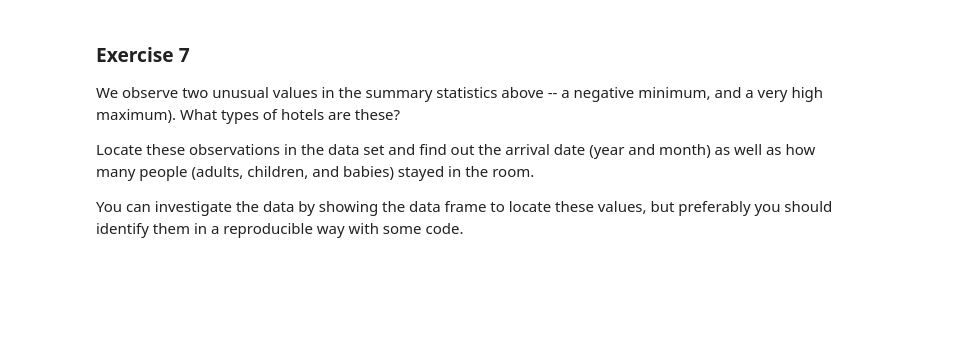
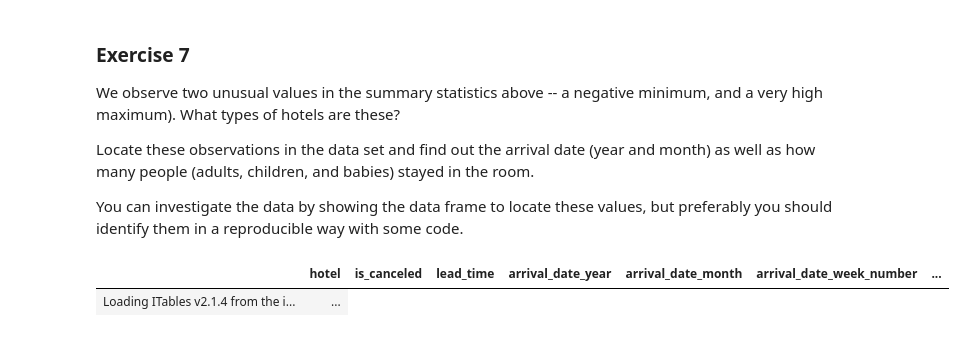
Before and after one commit to nortyroosa/Day6, a Jupyter notebook: Day6-HW.ipynb, the cells around one changed output. Drawn from its saved outputs; the diff is of its cells as text; code cells hidden in the pictures; blank space fills up the shorter version.

```diff
--- a/Day6-HW.ipynb
+++ b/Day6-HW.ipynb
@@ -358,3 +401,12 @@ Locate these observations in the data set and find out the arrival date (year an
 You can investigate the data by showing the data frame to locate these values, but preferably you should identify them in a reproducible way with some code.
 # %%
 # Your code here:
+
+mymin = -6.38
+mymax = 5400.0
+
+mask = (DF_raw_hotels['adr'] == mymin) | (DF_raw_hotels['adr'] == mymax)
+show(DF_raw_hotels[mask])
+# %% [output]
+|  | hotel | is_canceled | lead_time | arrival_date_year | arrival_date_month | arrival_date_week_number | ... |
+| Loading ITables v2.1.4 from the i... | ... |
```
Also changed, not shown: parts of 6 cells of this notebook.
